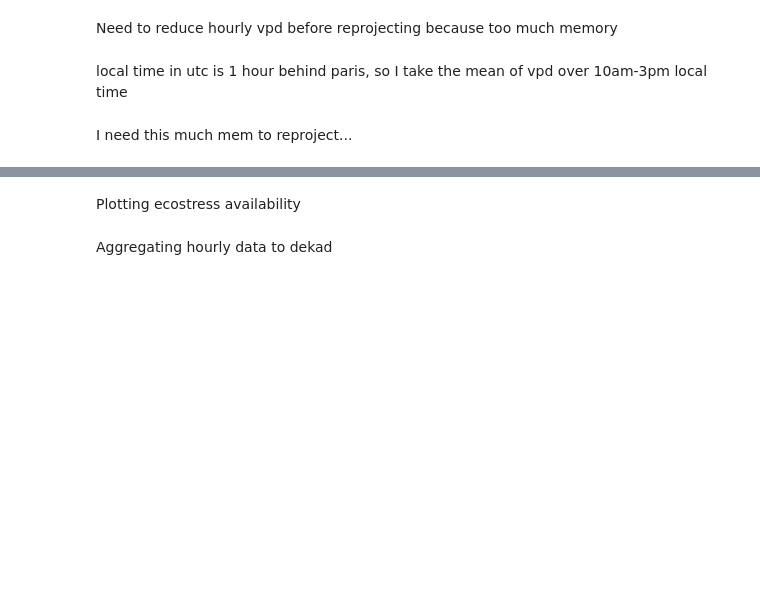
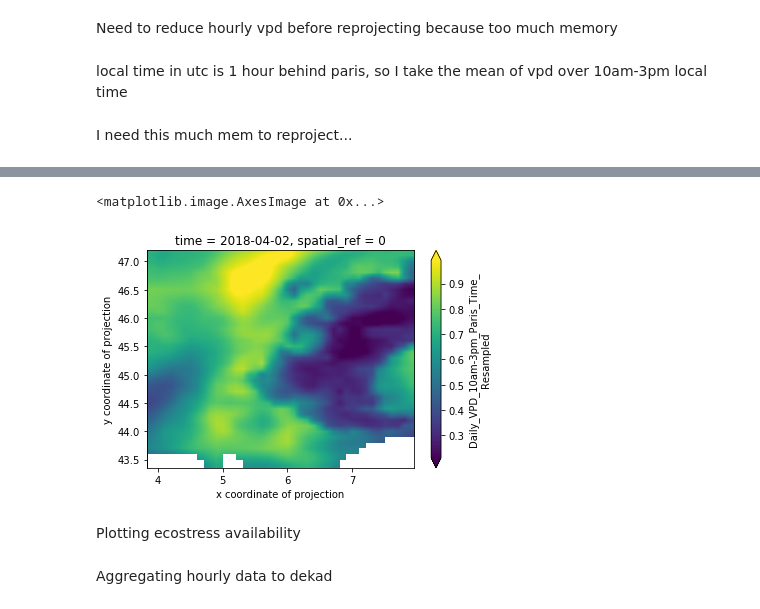
Before and after one commit to ecohydro/rhone-ecostress, a Jupyter notebook: notebooks/ECOSTRESS_Stacking.ipynb, the cells around one changed output, grey strips where cells are left out. Drawn from its saved outputs; the diff is of its cells as text; code cells hidden in the pictures; blank space fills up the shorter version.

```diff
--- a/notebooks/ECOSTRESS_Stacking.ipynb
+++ b/notebooks/ECOSTRESS_Stacking.ipynb
@@ -66,7 +69,7 @@ whole_tif_etdaily_paths, csv_et_paths, xml_et_paths = eio.separate_extensions(et
 # %% [markdown]
 Clipping all et tifs, takes about 10 min with threading.
 # %%
-tempdir = Path("/home/ryan/work/tmp")
+tempdir = Path("/scratch/rave/tmp")
 
 clipped_scene_paths = [Path(p) for p in tempdir.glob("*clipped*")]
 
@@ -84,9 +87,12 @@ if clipped_scene_paths == []:
 
     result_futures = client.compute(batch_results, scheduler='processes')
 
-    clipped_scene_paths = [i.result() for i in result_futures if i.result()]# gets rid of None that denotes too little scene overlap
-
-    client.restart()
+    clipped_scene_batches = [i.result() for i in result_futures]# gets rid of None that denotes too little scene overlap
+    clipped_scene_paths = []
+    for batch in clipped_scene_batches:
+        for path in batch:
+            if path != None:
+                clipped_scene_paths.append(Path(path))
 # %%
 france_river_lines = france_rivers_df.copy()
 buffered_france_rivers_df = france_rivers_df.to_crs(epsg=2154)\
@@ -163,0 +201,19 @@ daytime_vpd_daily.rio.reproject_match(et_tseries[0], resampling = Resampling.bil
+# %%
+from rasterio.enums import Resampling
+import os
+
+resampled_vpd_path = os.path.join(tempdir, "Daily_VPD_10am-3pm_Paris_Time_Resampled.nc")
+
+if os.path.isfile(resampled_vpd_path):
+
+    resampled_vpd = xa.open_dataset(resampled_vpd_path, chunks = {"time": 1, "y": 6101, "x": 6558})
+
+else:
+
+    resampled_vpd = daytime_vpd_daily.rio.reproject_match(et_tseries[0], resampling = Resampling.bilinear)
+
+    resampled_vpd.name = "Daily_VPD_10am-3pm_Paris_Time_Resampled"
+
+    eio.write_netcdf(resampled_vpd, tempdir)
+# %%
+resampled_vpd = xa.open_dataset(resampled_vpd_path)
@@ -164,3 +225,8 @@ daytime_vpd_daily.rio.reproject_match(et_tseries[0], resampling = Resampling.bil
+# %%
+resampled_vpd[1].plot.imshow(robust=True)
+# %% [output]
+<matplotlib.image.AxesImage at 0x...>
+[figure, added]
 # %% [markdown]
 Plotting ecostress availability
 # %%
```
Also changed, not shown: parts of 12 cells of this notebook, 1 other file.
